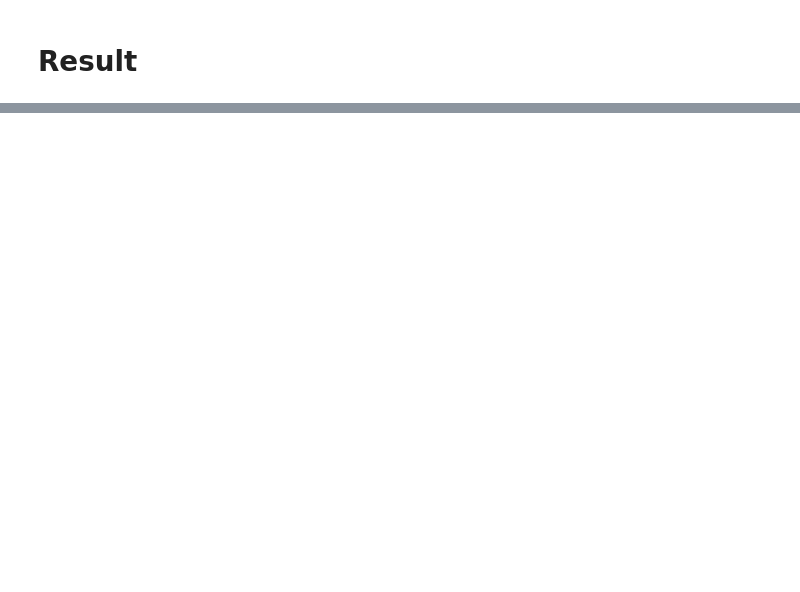
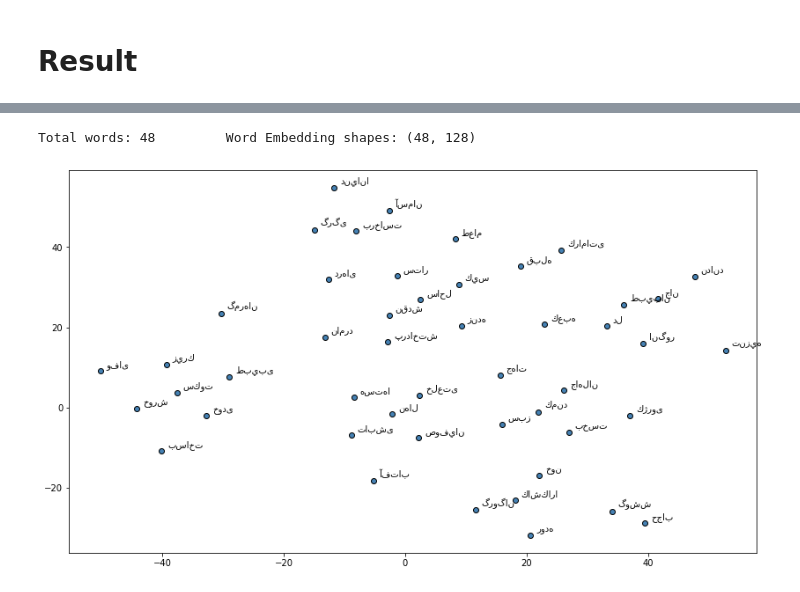
Before and after one commit to hosseinsho/Word2Vec_Persian_Poetry, a Jupyter notebook: Word2Vec_Persian_Poetry.ipynb, the cells around one changed output, grey strips where cells are left out. Cells and saved outputs as stored; diff of their text form; code cells hidden in the pictures; blank space fills up the shorter version.

Commit message:
feat: add model, train data, visualize it

```diff
--- a/Word2Vec_Persian_Poetry.ipynb
+++ b/Word2Vec_Persian_Poetry.ipynb
@@ -151,0 +286,4 @@ Vocabulary Sample: [('اندر', 1), ('جان', 2), ('دل', 3), ('چشم', 4),
+# %%
+tensorboard_callback = tf.keras.callbacks.TensorBoard(log_dir="logs")
+# %%
+history = word2vec.fit(dataset, epochs=20, callbacks=[tensorboard_callback])
@@ -171,2 +342,5 @@ model.compile(loss="mean_squared_error", optimizer="rmsprop")
 # %% [markdown]
 # Result
+# %%
+weights = word2vec.get_layer('w2v_embedding').get_weights()[0]
+weights.shape
@@ -172,0 +377,10 @@ model.compile(loss="mean_squared_error", optimizer="rmsprop")
+# %%
+from sklearn.metrics.pairwise import euclidean_distances
+
+distance_matrix = euclidean_distances(weights)
+print(distance_matrix.shape)
+
+similar_words = {search_term: [id2word[idx] for idx in distance_matrix[word2id[search_term]-1].argsort()[1:6]+1]
+                   for search_term in ['جان', 'دل', 'انگور', 'قبله', 'خون', 'ساحل', 'آسمان','آفتاب']}
+
+similar_words
@@ -172,0 +397,20 @@ model.compile(loss="mean_squared_error", optimizer="rmsprop")
+# %%
+from sklearn.manifold import TSNE
+
+words = sum([[k] + v for k, v in similar_words.items()], [])
+words_ids = [word2id[w] for w in words]
+word_vectors = np.array([weights[idx] for idx in words_ids])
+print('Total words:', len(words), '\tWord Embedding shapes:', word_vectors.shape)
+
+tsne = TSNE(n_components=2, random_state=0, n_iter=10000, perplexity=3)
+np.set_printoptions(suppress=True)
+T = tsne.fit_transform(word_vectors)
+labels = words
+
+plt.figure(figsize=(14, 8))
+plt.scatter(T[:, 0], T[:, 1], c='steelblue', edgecolors='k')
+for label, x, y in zip(labels, T[:, 0], T[:, 1]):
+    plt.annotate(label, xy=(x+1, y+1), xytext=(0, 0), textcoords='offset points')
+# %% [output]
+Total words: 48         Word Embedding shapes: (48, 128)
+[figure, added]
```
Also changed, not shown: parts of 19 cells of this notebook.
